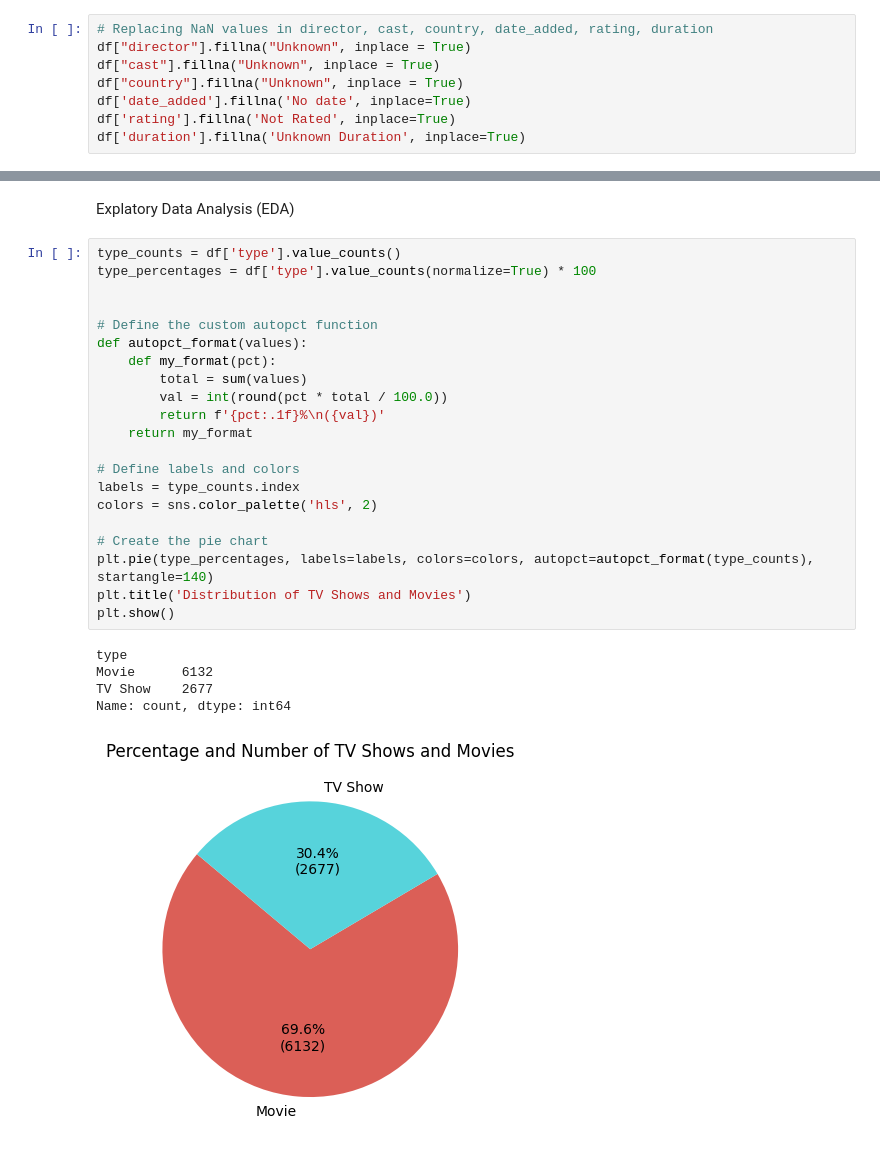
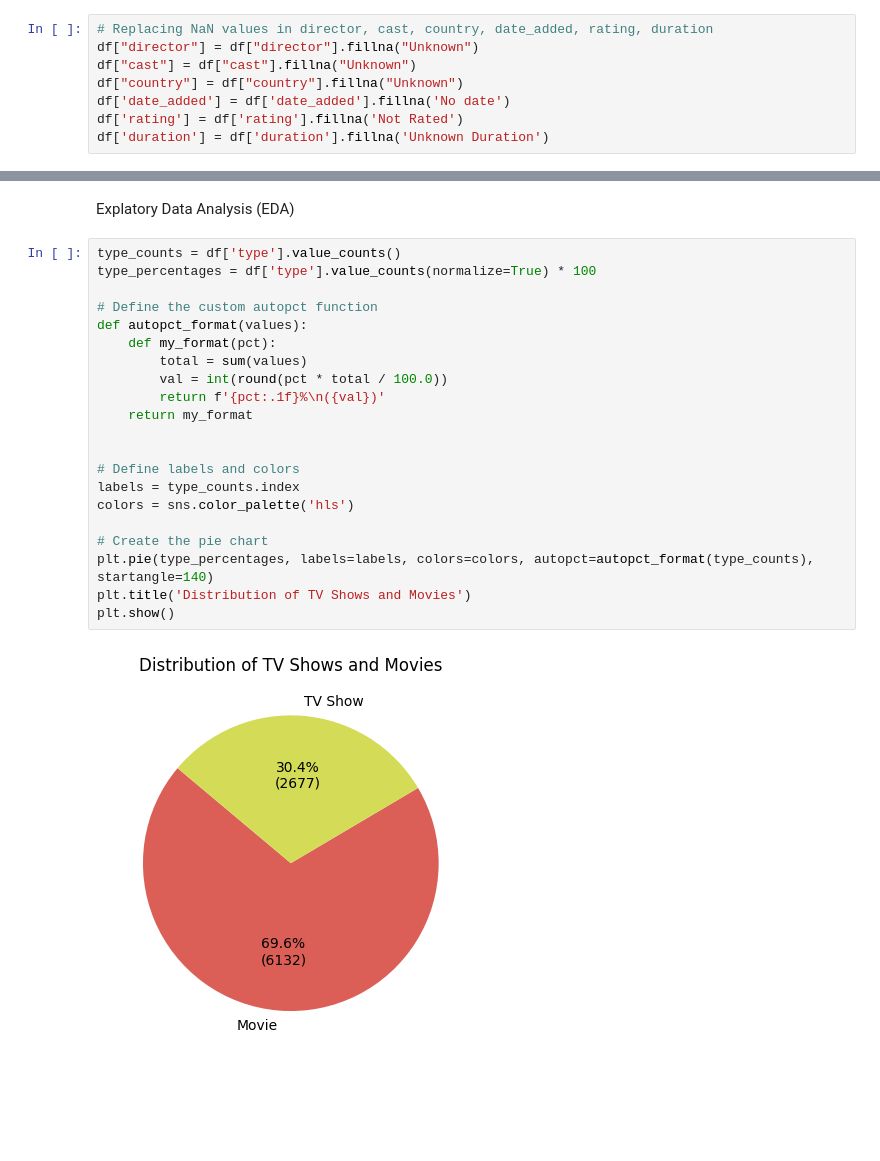
Before and after one commit to DarrenChooo/netflix_data, a Jupyter notebook: netflix.ipynb, the cells around one changed output, grey strips where cells are left out. Saved outputs shown, nothing was run; the diff lists cells and outputs as text; blank space fills up the shorter version.

```diff
--- a/netflix.ipynb
+++ b/netflix.ipynb
@@ -97,9 +97,9 @@ Unnamed: 12     8809
 dtype: int64
 # %%
 # Replacing NaN values in director, cast, country, date_added, rating, duration
-df["director"].fillna("Unknown", inplace = True)
-df["cast"].fillna("Unknown", inplace = True)
-df["country"].fillna("Unknown", inplace = True)
-df['date_added'].fillna('No date', inplace=True)
-df['rating'].fillna('Not Rated', inplace=True)
-df['duration'].fillna('Unknown Duration', inplace=True)
+df["director"] = df["director"].fillna("Unknown")
+df["cast"] = df["cast"].fillna("Unknown")
+df["country"] = df["country"].fillna("Unknown")
+df['date_added'] = df['date_added'].fillna('No date')
+df['rating'] = df['rating'].fillna('Not Rated')
+df['duration'] = df['duration'].fillna('Unknown Duration')
@@ -145,27 +127,23 @@ Explatory Data Analysis (EDA)
 # %%
 type_counts = df['type'].value_counts()
 type_percentages = df['type'].value_counts(normalize=True) * 100
-
 
 # Define the custom autopct function
 def autopct_format(values):
     def my_format(pct):
         total = sum(values)
         val = int(round(pct * total / 100.0))
         return f'{pct:.1f}%\n({val})'
     return my_format
 
+
 # Define labels and colors
 labels = type_counts.index
-colors = sns.color_palette('hls', 2)
+colors = sns.color_palette('hls')
 
 # Create the pie chart
 plt.pie(type_percentages, labels=labels, colors=colors, autopct=autopct_format(type_counts), startangle=140)
 plt.title('Distribution of TV Shows and Movies')
 plt.show()
 # %% [output]
-type
-Movie      6132
-TV Show    2677
-Name: count, dtype: int64
-[figure, old version]
+[figure, new version]
```
Also changed, not shown: parts of 6 cells of this notebook.
